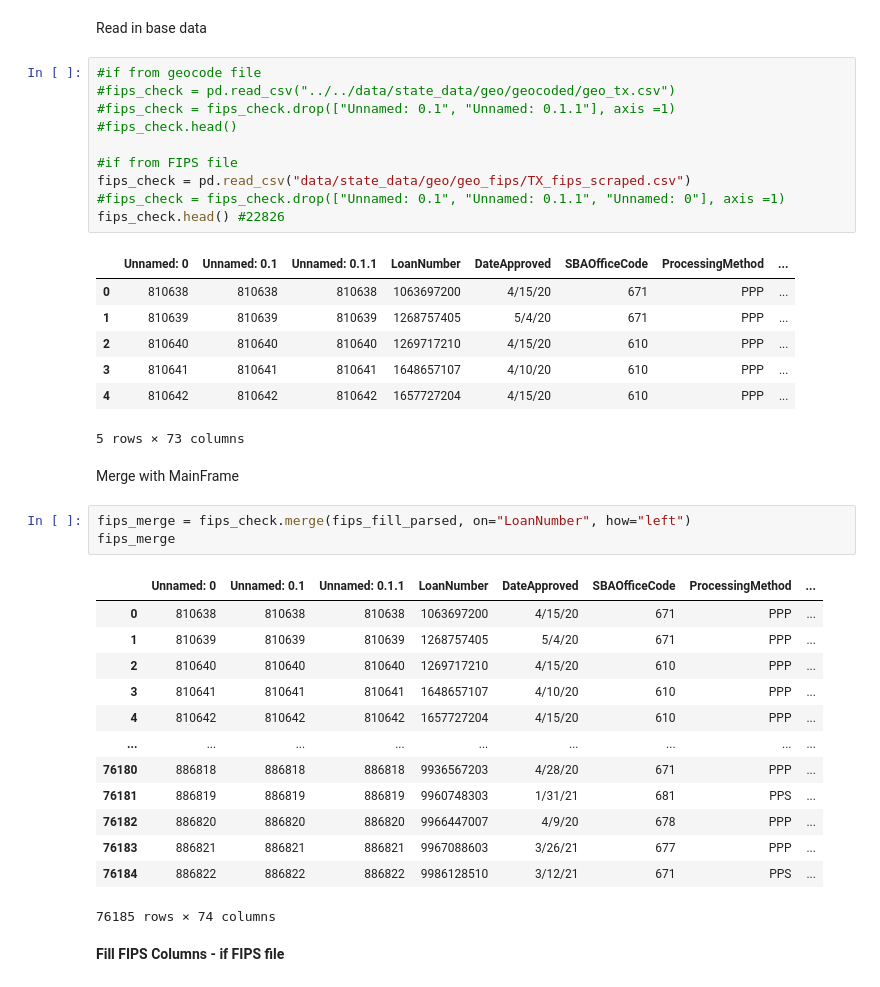
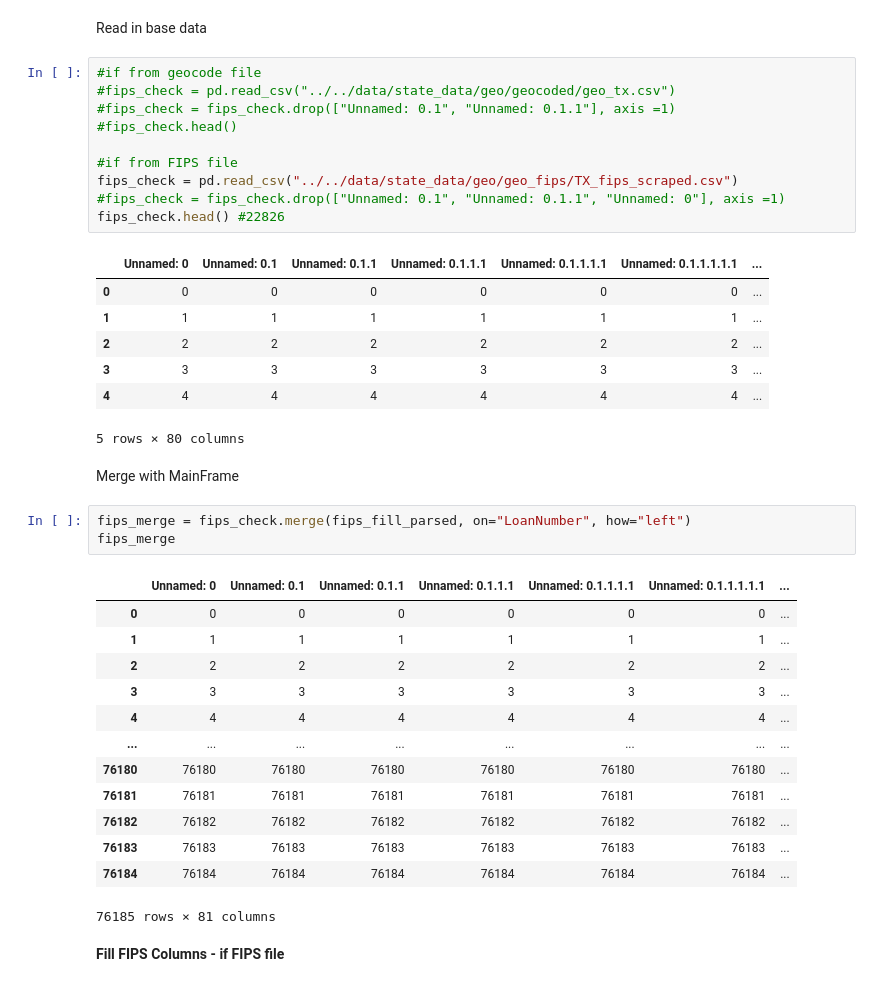
Before and after one commit to cspence001/mapdata_fips_aggregation, a Jupyter notebook: selenium_fips/selenium_census_script_fipscheck_TX.ipynb, the cells around one changed output. Drawn from its saved outputs; the diff is of its cells as text.

```diff
--- a/selenium_fips/selenium_census_script_fipscheck_TX.ipynb
+++ b/selenium_fips/selenium_census_script_fipscheck_TX.ipynb
@@ -282,40 +286,40 @@ Read in base data
 # %%
 #if from geocode file
 #fips_check = pd.read_csv("../../data/state_data/geo/geocoded/geo_tx.csv")
 #fips_check = fips_check.drop(["Unnamed: 0.1", "Unnamed: 0.1.1"], axis =1)
 #fips_check.head()
 
 #if from FIPS file
-fips_check = pd.read_csv("data/state_data/geo/geo_fips/TX_fips_scraped.csv")
+fips_check = pd.read_csv("../../data/state_data/geo/geo_fips/TX_fips_scraped.csv")
 #fips_check = fips_check.drop(["Unnamed: 0.1", "Unnamed: 0.1.1", "Unnamed: 0"], axis =1)
 fips_check.head() #22826
 # %% [output]
-|  | Unnamed: 0 | Unnamed: 0.1 | Unnamed: 0.1.1 | LoanNumber | DateApproved | SBAOfficeCode | ProcessingMethod | ... |
-| 0 | 810638 | 810638 | 810638 | 1063697200 | 4/15/20 | 671 | PPP | ... |
-| 1 | 810639 | 810639 | 810639 | 1268757405 | 5/4/20 | 671 | PPP | ... |
-| 2 | 810640 | 810640 | 810640 | 1269717210 | 4/15/20 | 610 | PPP | ... |
-| 3 | 810641 | 810641 | 810641 | 1648657107 | 4/10/20 | 610 | PPP | ... |
-| 4 | 810642 | 810642 | 810642 | 1657727204 | 4/15/20 | 610 | PPP | ... |
+|  | Unnamed: 0 | Unnamed: 0.1 | Unnamed: 0.1.1 | Unnamed: 0.1.1.1 | Unnamed: 0.1.1.1.1 | Unnamed: 0.1.1.1.1.1 | ... |
+| 0 | 0 | 0 | 0 | 0 | 0 | 0 | ... |
+| 1 | 1 | 1 | 1 | 1 | 1 | 1 | ... |
+| 2 | 2 | 2 | 2 | 2 | 2 | 2 | ... |
+| 3 | 3 | 3 | 3 | 3 | 3 | 3 | ... |
+| 4 | 4 | 4 | 4 | 4 | 4 | 4 | ... |
-5 rows × 73 columns
+5 rows × 80 columns
 # %% [markdown]
 Merge with MainFrame
 # %%
 fips_merge = fips_check.merge(fips_fill_parsed, on="LoanNumber", how="left")
 fips_merge
 # %% [output]
-|  | Unnamed: 0 | Unnamed: 0.1 | Unnamed: 0.1.1 | LoanNumber | DateApproved | SBAOfficeCode | ProcessingMethod | ... |
-| 0 | 810638 | 810638 | 810638 | 1063697200 | 4/15/20 | 671 | PPP | ... |
-| 1 | 810639 | 810639 | 810639 | 1268757405 | 5/4/20 | 671 | PPP | ... |
-| 2 | 810640 | 810640 | 810640 | 1269717210 | 4/15/20 | 610 | PPP | ... |
-| 3 | 810641 | 810641 | 810641 | 1648657107 | 4/10/20 | 610 | PPP | ... |
-| 4 | 810642 | 810642 | 810642 | 1657727204 | 4/15/20 | 610 | PPP | ... |
-| ... | ... | ... | ... | ... | ... | ... | ... | ... |
-| 76180 | 886818 | 886818 | 886818 | 9936567203 | 4/28/20 | 671 | PPP | ... |
-| 76181 | 886819 | 886819 | 886819 | 9960748303 | 1/31/21 | 681 | PPS | ... |
-| 76182 | 886820 | 886820 | 886820 | 9966447007 | 4/9/20 | 678 | PPP | ... |
-| 76183 | 886821 | 886821 | 886821 | 9967088603 | 3/26/21 | 677 | PPP | ... |
-| 76184 | 886822 | 886822 | 886822 | 9986128510 | 3/12/21 | 671 | PPS | ... |
+|  | Unnamed: 0 | Unnamed: 0.1 | Unnamed: 0.1.1 | Unnamed: 0.1.1.1 | Unnamed: 0.1.1.1.1 | Unnamed: 0.1.1.1.1.1 | ... |
+| 0 | 0 | 0 | 0 | 0 | 0 | 0 | ... |
+| 1 | 1 | 1 | 1 | 1 | 1 | 1 | ... |
+| 2 | 2 | 2 | 2 | 2 | 2 | 2 | ... |
+| 3 | 3 | 3 | 3 | 3 | 3 | 3 | ... |
+| 4 | 4 | 4 | 4 | 4 | 4 | 4 | ... |
+| ... | ... | ... | ... | ... | ... | ... | ... |
+| 76180 | 76180 | 76180 | 76180 | 76180 | 76180 | 76180 | ... |
+| 76181 | 76181 | 76181 | 76181 | 76181 | 76181 | 76181 | ... |
+| 76182 | 76182 | 76182 | 76182 | 76182 | 76182 | 76182 | ... |
+| 76183 | 76183 | 76183 | 76183 | 76183 | 76183 | 76183 | ... |
+| 76184 | 76184 | 76184 | 76184 | 76184 | 76184 | 76184 | ... |
-76185 rows × 74 columns
+76185 rows × 81 columns
 # %% [markdown]
 <b>Fill FIPS Columns - if FIPS file
 # %%
```
Also changed, not shown: parts of 16 cells of this notebook, 2 other files.
